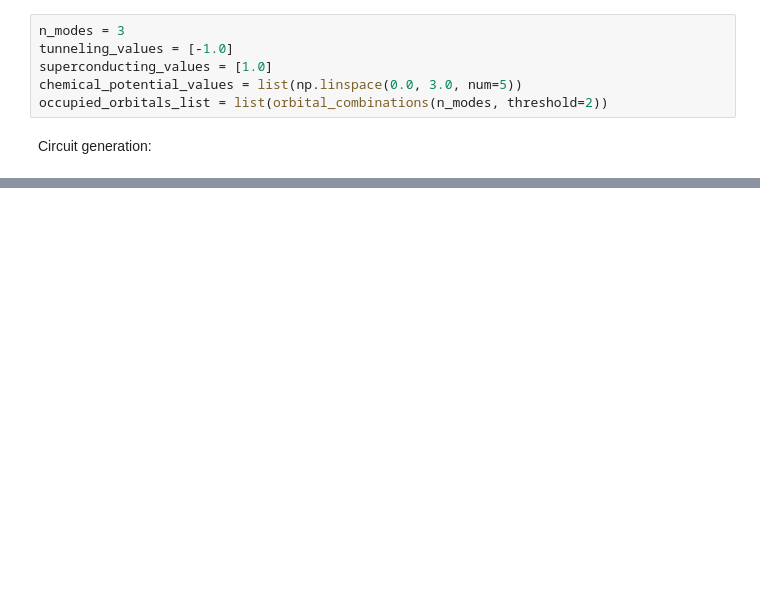
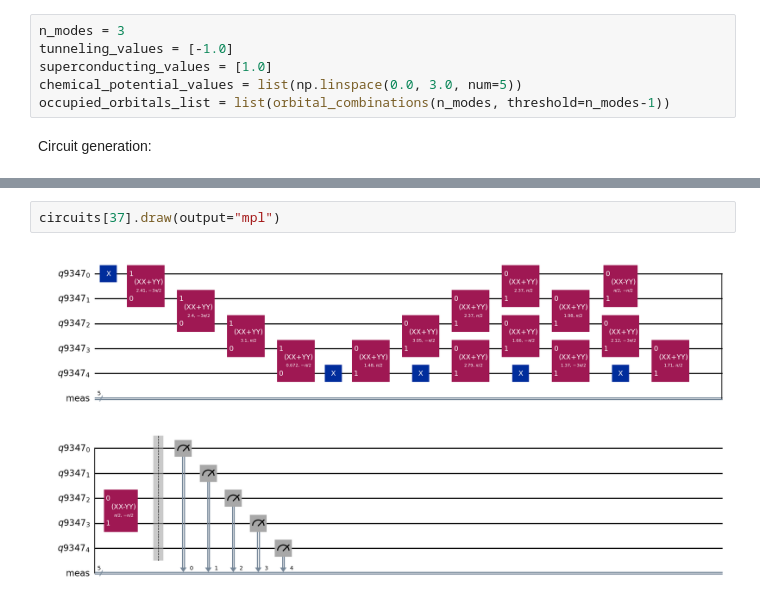
Before and after one commit to Quantum-Solutions-Launchpad/Quantum-Bench-Phase, a Jupyter notebook: initial_experiment.ipynb, the cells around one changed output, grey strips where cells are left out. Saved outputs shown, nothing was run; the diff lists cells and outputs as text; blank space fills up the shorter version.

Commit message:
Tested circuit from tutorial

```diff
--- a/initial_experiment.ipynb
+++ b/initial_experiment.ipynb
@@ -105,7 +105,7 @@ n_modes = 3
 tunneling_values = [-1.0]
 superconducting_values = [1.0]
 chemical_potential_values = list(np.linspace(0.0, 3.0, num=5))
-occupied_orbitals_list = list(orbital_combinations(n_modes, threshold=2))
+occupied_orbitals_list = list(orbital_combinations(n_modes, threshold=n_modes-1))
 # %% [markdown]
 Circuit generation:
 # %%
@@ -140,2 +141,6 @@ for (
 # %% [output]
 270
+# %%
+circuits[37].draw(output="mpl")
+# %% [output]
+[figure, added]
```
Also changed, not shown: parts of 1 cell of this notebook.
